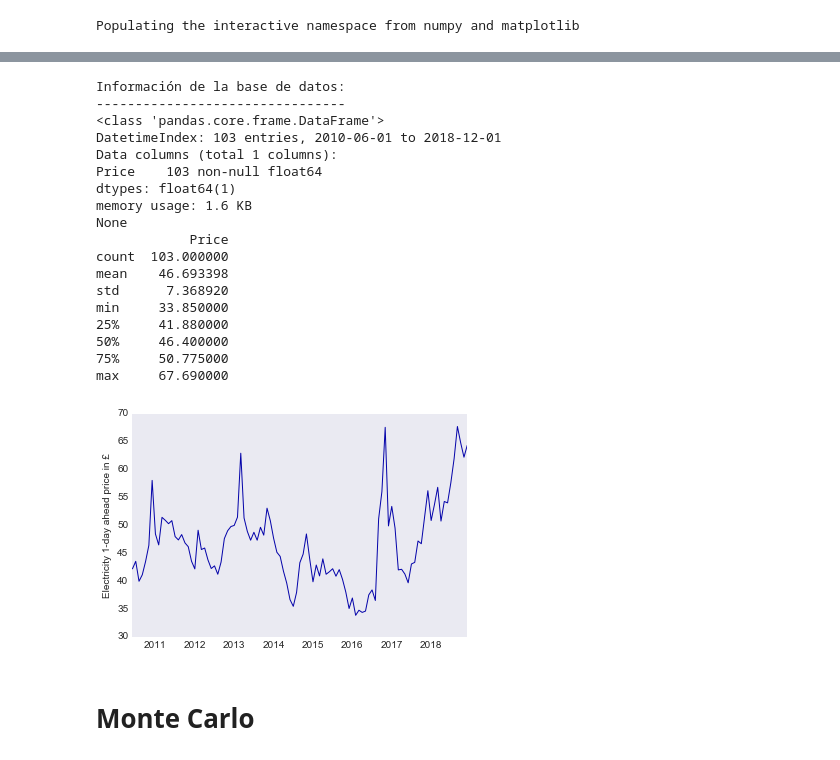
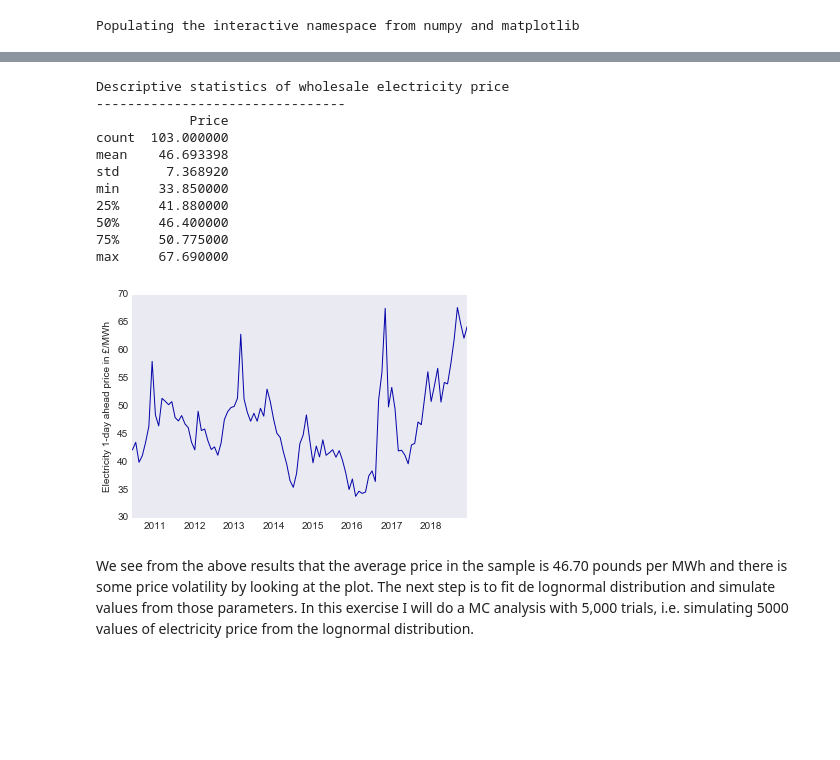
Before and after one commit to artregalado/montecarlo-economic-evaluation-energy-investments, a Jupyter notebook: montecarlo_electricity.ipynb, the cells around one changed output, grey strips where cells are left out. Drawn from its saved outputs; the diff is of its cells as text; code cells hidden in the pictures; blank space fills up the shorter version.

```diff
--- a/montecarlo_electricity.ipynb
+++ b/montecarlo_electricity.ipynb
@@ -19,36 +295,29 @@ Populating the interactive namespace from numpy and matplotlib
 # %%
-df = pd.read_csv('electricity_prices.csv')
-df['Date'] = pd.to_datetime(df['Date'], format= "%d/%m/%Y")
-df = df.set_index('Date')
-df.plot(color = sns.xkcd_rgb["royal blue"], legend = False)
-plt.ylabel('Electricity 1-day ahead price in £')
+# Load electricity prices data
+# Show descriptive statistics and plot
+df_prices = pd.read_csv('electricity_prices.csv')
+df_prices['Date'] = pd.to_datetime(df_prices['Date'], format= "%d/%m/%Y")
+df_prices = df_prices.set_index('Date')
+df_prices.plot(color = sns.xkcd_rgb["royal blue"], legend = False)
+plt.ylabel('Electricity 1-day ahead price in £/MWh')
 plt.xlabel('')
 
-print("Información de la base de datos:")
+print("Descriptive statistics of wholesale electricity price")
 print("--------------------------------")
-print(df.info())
-print(df.describe())
-#print(df.plot(color = sns.xkcd_rgb["blue green"]))
+print(df_prices.describe())
 # %% [output]
-Información de la base de datos:
+Descriptive statistics of wholesale electricity price
 --------------------------------
-<class 'pandas.core.frame.DataFrame'>
-DatetimeIndex: 103 entries, 2010-06-01 to 2018-12-01
-Data columns (total 1 columns):
-Price    103 non-null float64
-dtypes: float64(1)
-memory usage: 1.6 KB
-None
             Price
 count  103.000000
 mean    46.693398
 std      7.368920
 min     33.850000
 25%     41.880000
 50%     46.400000
 75%     50.775000
 max     67.690000
-[figure, old version]
+[figure, new version]
-# %% [markdown]
-# Monte Carlo
+# %% [markdown]
+We see from the above results that the average price in the sample is 46.70 pounds per MWh and there is some price volatility by looking at the plot. The next step is to fit de lognormal distribution and simulate values from those parameters. In this exercise I will do a MC analysis with 5,000 trials, i.e. simulating 5000 values of electricity price from the lognormal distribution.
 # %%
```
Also changed, not shown: parts of 27 cells of this notebook, 1 other file.
